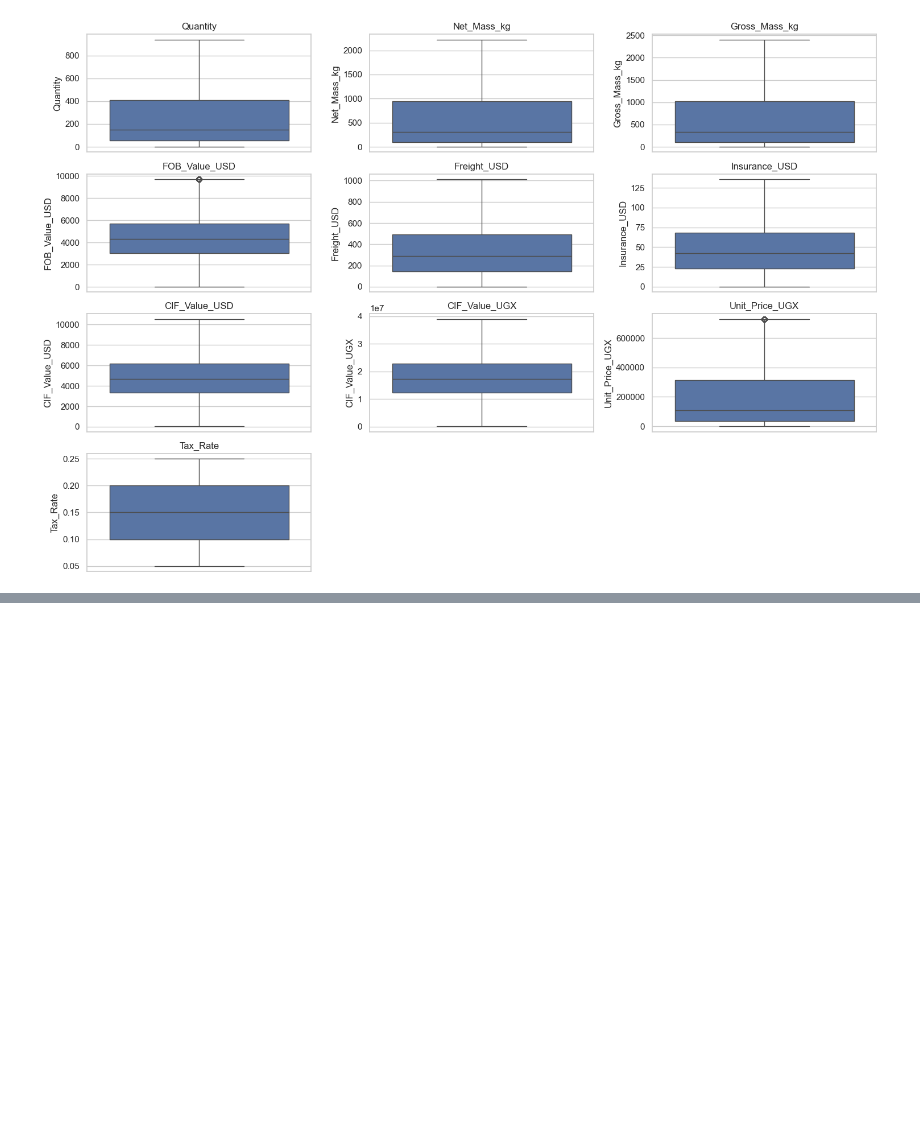
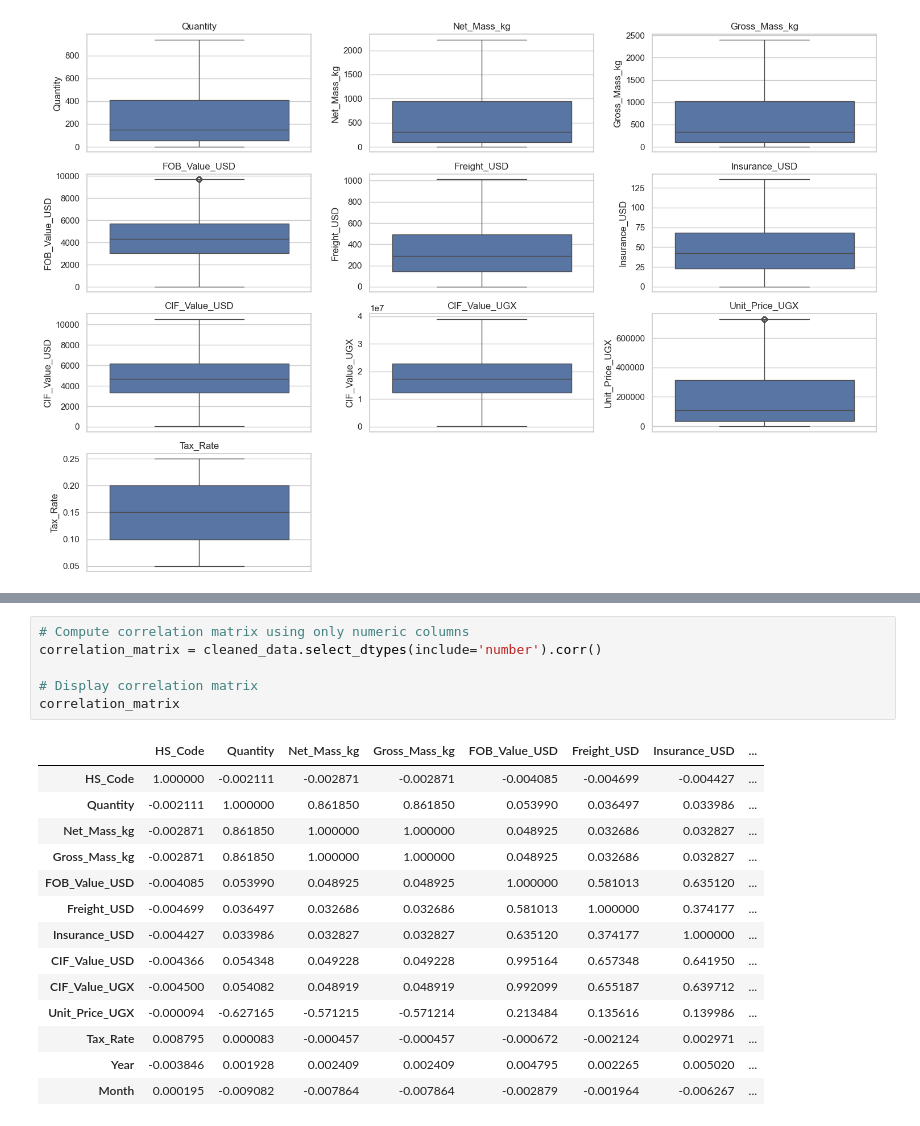
Before and after one commit to sentongo-web/MSDS, a Jupyter notebook: uganda_trade.ipynb, the cells around one changed output, grey strips where cells are left out. Cells and saved outputs as stored; diff of their text form; blank space fills up the shorter version.

```diff
--- a/uganda_trade.ipynb
+++ b/uganda_trade.ipynb
@@ -424,0 +512,21 @@ plt.show()
+# %%
+# Compute correlation matrix using only numeric columns
+correlation_matrix = cleaned_data.select_dtypes(include='number').corr()
+
+# Display correlation matrix
+correlation_matrix
+# %% [output]
+|  | HS_Code | Quantity | Net_Mass_kg | Gross_Mass_kg | FOB_Value_USD | Freight_USD | Insurance_USD | ... |
+| HS_Code | 1.000000 | -0.002111 | -0.002871 | -0.002871 | -0.004085 | -0.004699 | -0.004427 | ... |
+| Quantity | -0.002111 | 1.000000 | 0.861850 | 0.861850 | 0.053990 | 0.036497 | 0.033986 | ... |
+| Net_Mass_kg | -0.002871 | 0.861850 | 1.000000 | 1.000000 | 0.048925 | 0.032686 | 0.032827 | ... |
+| Gross_Mass_kg | -0.002871 | 0.861850 | 1.000000 | 1.000000 | 0.048925 | 0.032686 | 0.032827 | ... |
+| FOB_Value_USD | -0.004085 | 0.053990 | 0.048925 | 0.048925 | 1.000000 | 0.581013 | 0.635120 | ... |
+| Freight_USD | -0.004699 | 0.036497 | 0.032686 | 0.032686 | 0.581013 | 1.000000 | 0.374177 | ... |
+| Insurance_USD | -0.004427 | 0.033986 | 0.032827 | 0.032827 | 0.635120 | 0.374177 | 1.000000 | ... |
+| CIF_Value_USD | -0.004366 | 0.054348 | 0.049228 | 0.049228 | 0.995164 | 0.657348 | 0.641950 | ... |
+| CIF_Value_UGX | -0.004500 | 0.054082 | 0.048919 | 0.048919 | 0.992099 | 0.655187 | 0.639712 | ... |
+| Unit_Price_UGX | -0.000094 | -0.627165 | -0.571215 | -0.571214 | 0.213484 | 0.135616 | 0.139986 | ... |
+| Tax_Rate | 0.008795 | 0.000083 | -0.000457 | -0.000457 | -0.000672 | -0.002124 | 0.002971 | ... |
+| Year | -0.003846 | 0.001928 | 0.002409 | 0.002409 | 0.004795 | 0.002265 | 0.005020 | ... |
+| Month | 0.000195 | -0.009082 | -0.007864 | -0.007864 | -0.002879 | -0.001964 | -0.006267 | ... |
```
Also changed, not shown: parts of 8 cells of this notebook, 1 other file.
